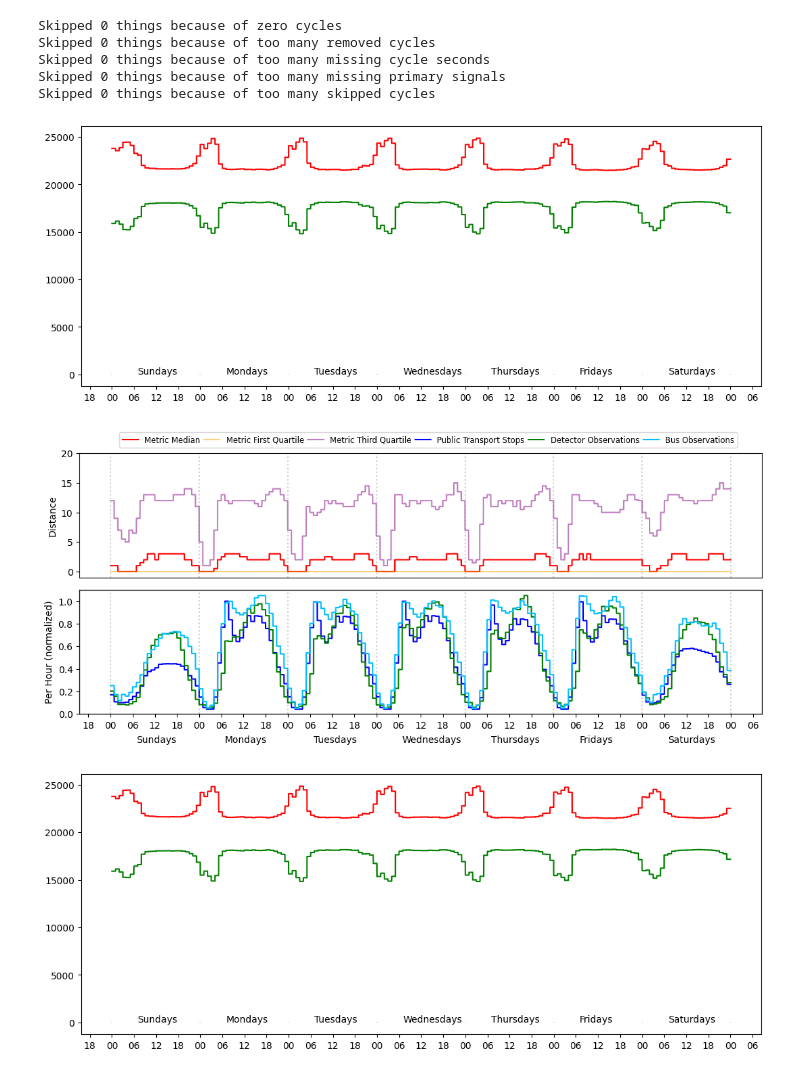
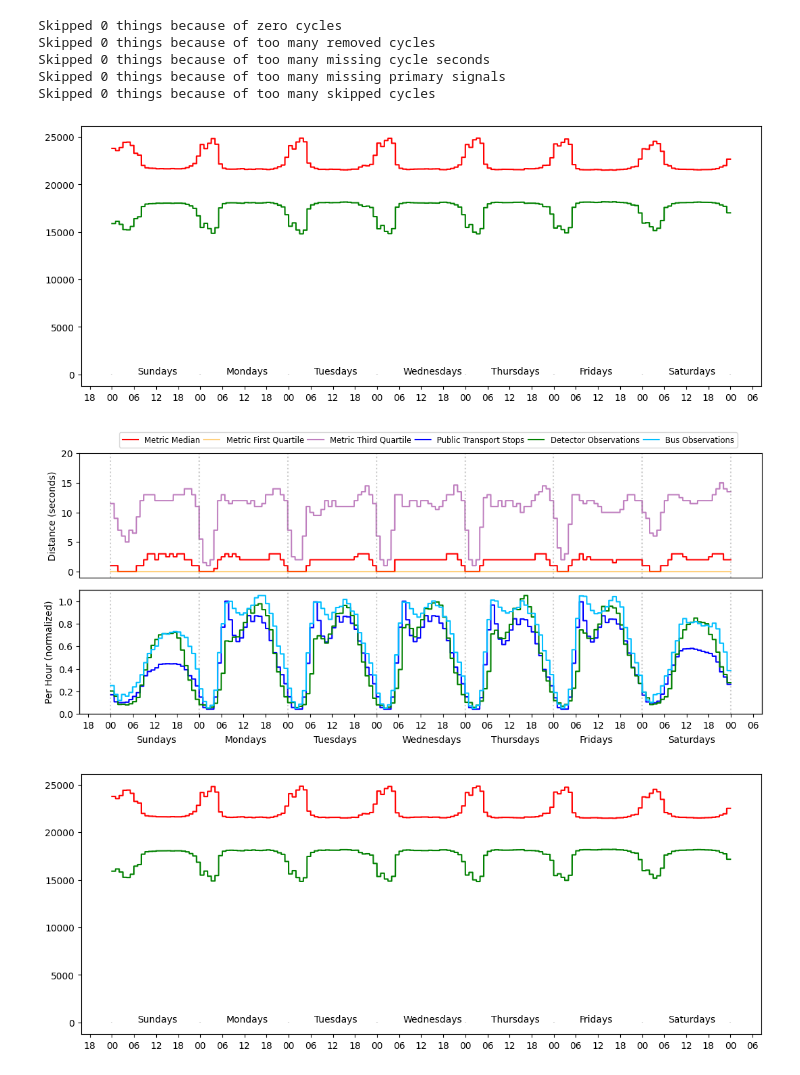
Before and after one commit to priobike/priobike-predictability-study, a Jupyter notebook: studies/db/go_rewrite/notebooks/studies_charts_weekly.ipynb, the cells around one changed output. Saved outputs shown, nothing was run; the diff lists cells and outputs as text; code cells hidden in the pictures.

```diff
--- a/studies/db/go_rewrite/notebooks/studies_charts_weekly.ipynb
+++ b/studies/db/go_rewrite/notebooks/studies_charts_weekly.ipynb
@@ -193,7 +193,7 @@ for name, observations in observations_per_hour_week_by_datastream.items():
     for observation in observations:
         observations_per_hour_week_by_datastream_normalized[name].append(observation / max_value)
 
-with open('processed_things_2023_11_20.json') as f:
+with open('processed_things_2023_11_21_2.json') as f:
     processed_things = json.load(f)
 
 metrics = [
@@ -224,6 +224,7 @@ remove_invalid_things_stats_printed = False
 for metric in metrics:
     metric_name = metric['name']
     metric_ylim = metric['ylim']
+    metric_key = metric['key']
     # Cells for week days and hours metric study
     cells = [
         [
@@ -243,7 +244,7 @@ for metric in metrics:
             continue
         if thing['CycleSecondMissingCount'] > 600:
             continue """
-        if thing['TotalCyclesCount'] < 6000:
+        """ if thing['TotalCyclesCount'] < 6000:
             total_cycles_count += 1
             continue
         if thing['TotalRemovedCycleCount'] / thing['TotalCyclesCount'] > 0.1:
@@ -257,7 +258,7 @@ for metric in metrics:
             continue
         if thing['TotalSkippedCycles'] > 2000:
             total_skipped_cycles_count += 1
-            continue
+            continue """
         metrics = thing[metric['key']]
         for day_idx in range(7):
             for hour_idx in range(24):
@@ -394,7 +395,7 @@ for metric in metrics:
 
     # single_ax.set_xlabel('Time')
     ax.set_ylim(metric_ylim)
-    ax.set_ylabel('Distance')
+    ax.set_ylabel('Distance (seconds)')
     ax.tick_params(axis='x', which='both', labelbottom=False, bottom=False)
     ax.vlines(
         [week_hours[0], week_hours[48], week_hours[96], week_hours[144], week_hours[192], week_hours[240], week_hours[288], week_hours[335]],
@@ -419,33 +420,33 @@ for metric in metrics:
     ax.vlines(
     [week_hours[0], week_hours[48], week_hours[96], week_hours[144], week_hours[192], week_hours[240], week_hours[288], week_hours[335]],
         0, 20, colors='grey', linestyles='dotted', label="Day", alpha=0.4)
     # ax2.legend(loc='upper right')
 
     plots += plot4
 
     colors = [
         'deepskyblue',
         'green',
     ]
 
     for datastream_name, observations in observations_per_hour_week_by_datastream_normalized.items():
         observations = [val for val in observations for _ in (0, 1)]
         ax2 = ax.twinx()
         plot = ax2.plot(week_hours, observations, label=datastream_name, alpha=1, color=colors.pop())
         ax2.set_yticks([])
         plots += plot
 
     labels = [l.get_label() for l in plots]
 
     ax2.legend(plots, labels, bbox_to_anchor=(0.97, 2.3), alignment='center', ncol=6, fontsize='small', columnspacing=0.5)
-
+    plt.savefig(f'images/weekly_{metric_key}.pdf', bbox_inches='tight')
     plt.show()
 # %% [output]
 Skipped 0 things because of zero cycles
 Skipped 0 things because of too many removed cycles
 Skipped 0 things because of too many missing cycle seconds
 Skipped 0 things because of too many missing primary signals
 Skipped 0 things because of too many skipped cycles
 [figure]
-[figure, old version]
+[figure, new version]
 [figure]
```
Also changed, not shown: parts of 1 cell of this notebook, 12 other files.
